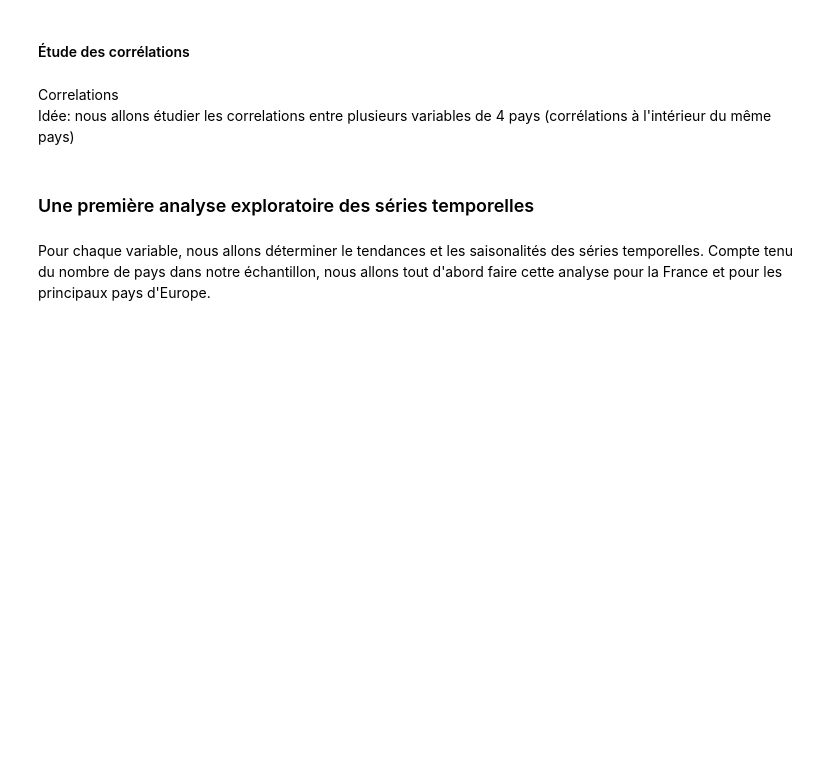
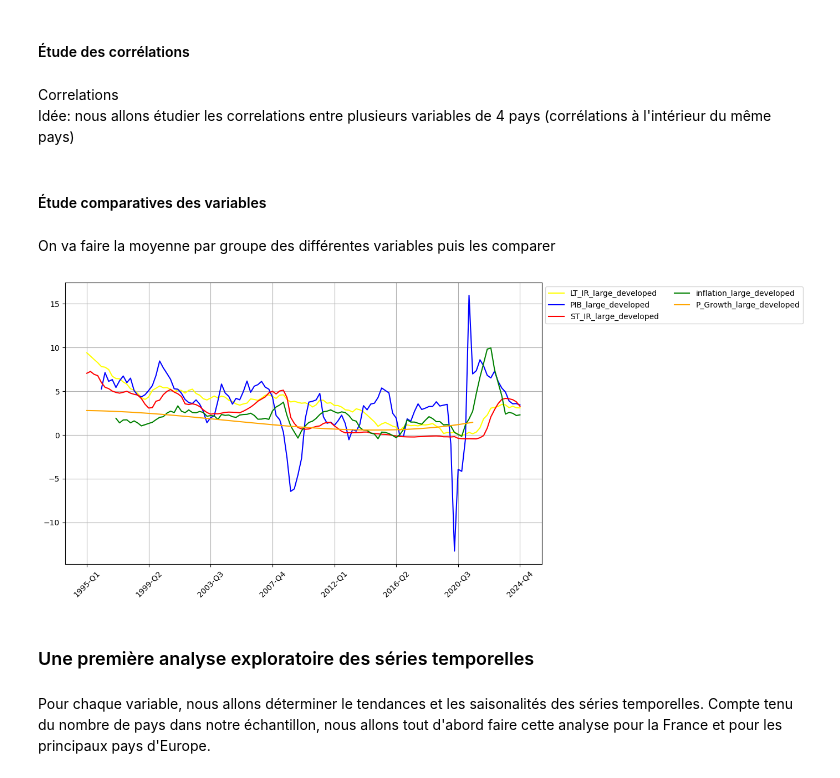
Before and after one commit to enriquealarcon01/Stat-App, a Jupyter notebook: Visualisation.ipynb, the cells around one changed output. Cells and saved outputs as stored; diff of their text form; code cells hidden in the pictures; blank space fills up the shorter version.

Commit message:
Création des df par groupes pour les comparaisons

```diff
--- a/Visualisation.ipynb
+++ b/Visualisation.ipynb
@@ -398,3 +567,7 @@ plt.title("Matrice de corrélation des variables du Danemark")
 plt.subplot(2,2,4)
 sns.heatmap(df[Romania].corr())
 plt.title("Matrice de corrélation des variables de la Roumanie")
+# %% [markdown]
+#### Étude comparatives des variables <a class="anchor" id="partie222"></a>
+# %% [markdown]
+On va faire la moyenne par groupe des différentes variables puis les comparer
@@ -401,3 +600,7 @@ plt.title("Matrice de corrélation des variables de la Roumanie")
+# %%
+tracer_evolution(df_large_developed)
+# %% [output]
+[figure, added]
 # %% [markdown]
 ### Une première analyse exploratoire des séries temporelles <a class="anchor" id="partie24"></a>
 # %% [markdown]
```
Also changed, not shown: parts of 23 cells of this notebook, 2 other files.
